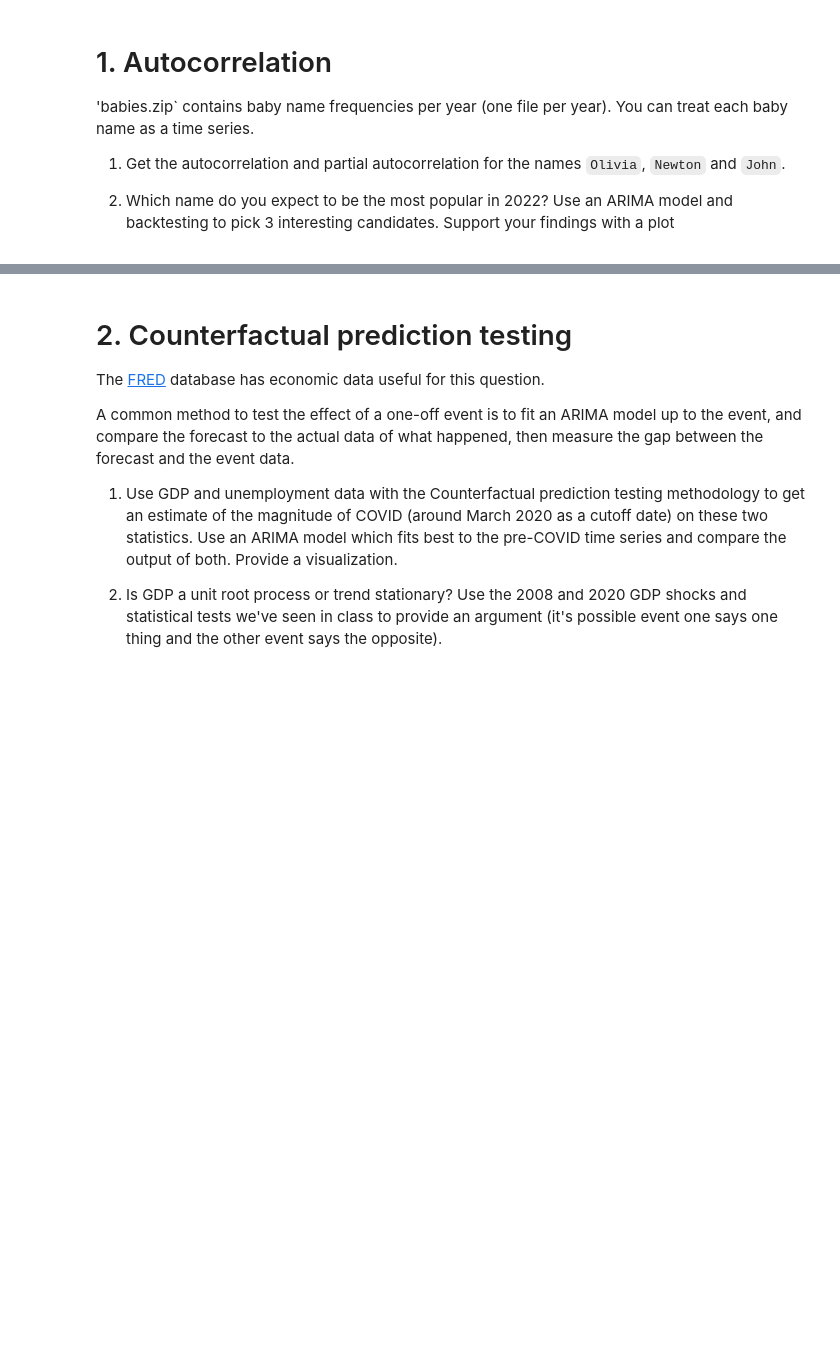
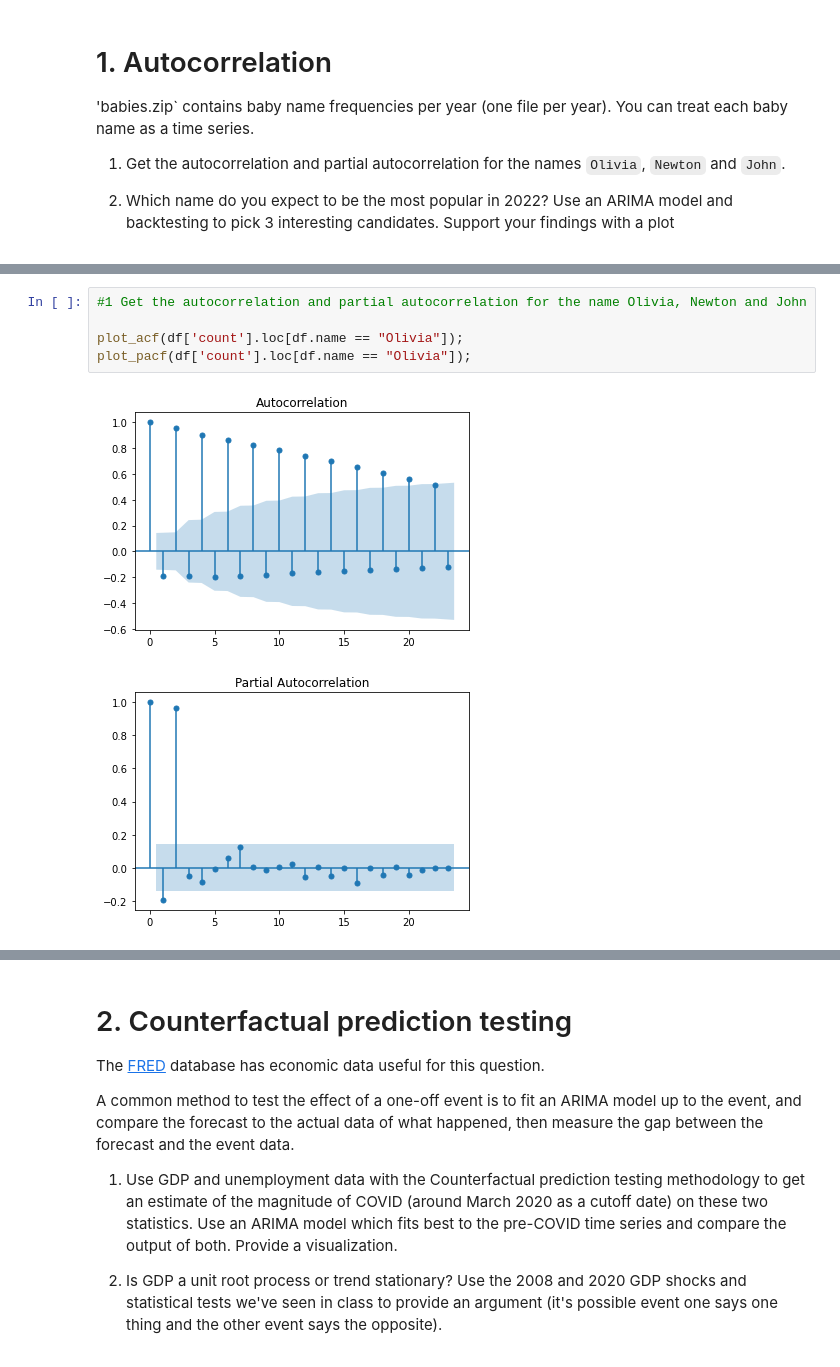
Before and after one commit to yuriemond/5-5-time-series, a Jupyter notebook: workshop.ipynb, the cells around one changed output, grey strips where cells are left out. Cells and saved outputs as stored; diff of their text form; blank space fills up the shorter version.

```diff
--- a/workshop.ipynb
+++ b/workshop.ipynb
@@ -8,0 +76,8 @@
+# %%
+#1 Get the autocorrelation and partial autocorrelation for the name Olivia, Newton and John
+
+plot_acf(df['count'].loc[df.name == "Olivia"]);
+plot_pacf(df['count'].loc[df.name == "Olivia"]);
+# %% [output]
+[figure, added]
+[figure, added]
```
Also changed, not shown: parts of 27 cells of this notebook, 3 other files.
